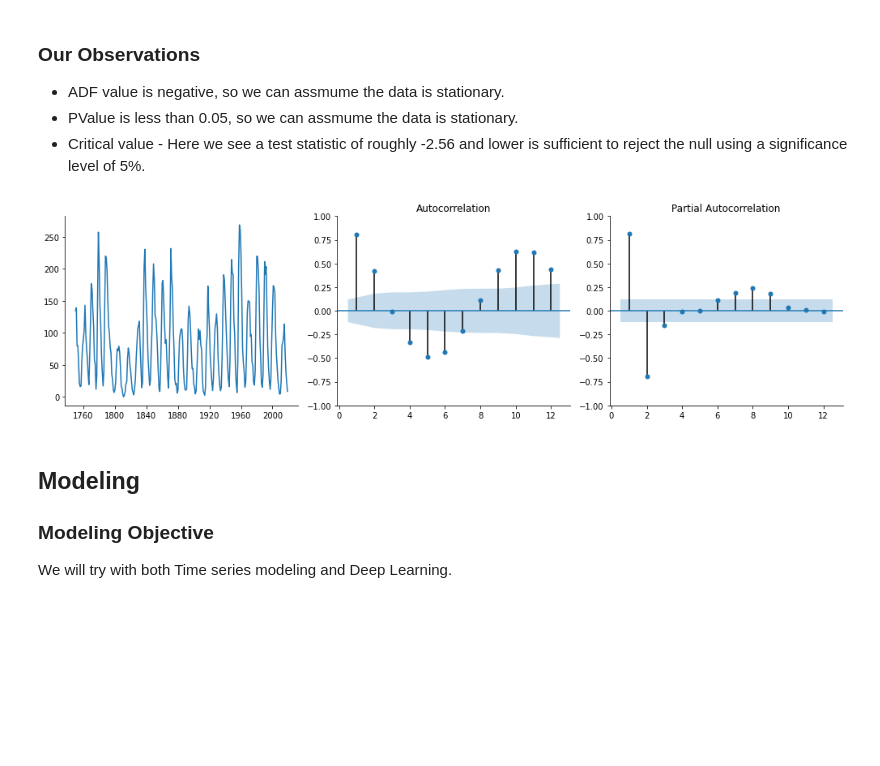
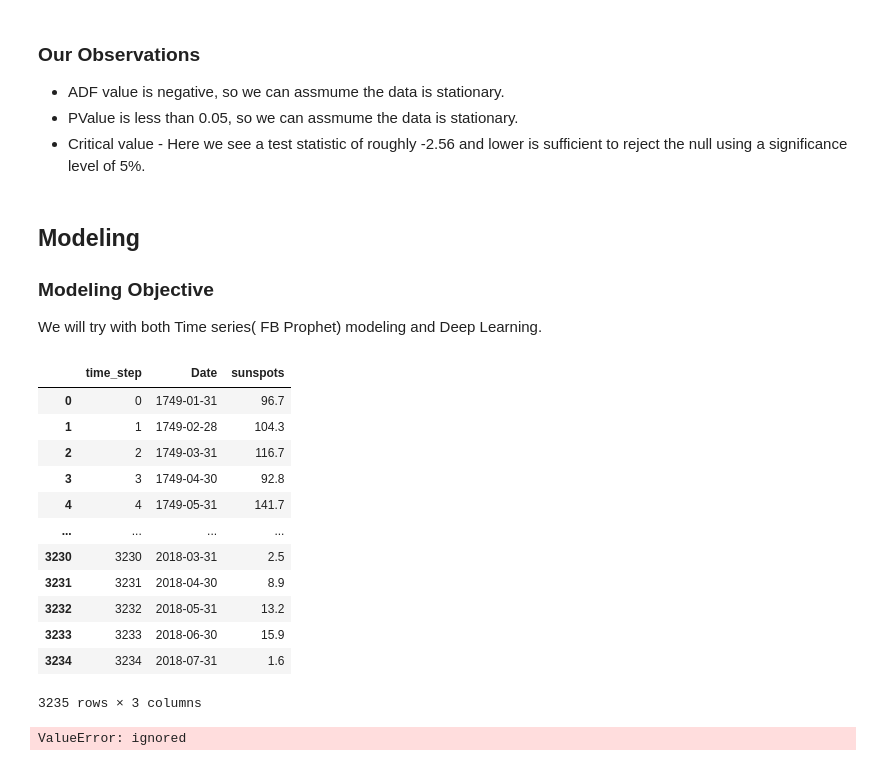
Before and after one commit to mohameddhameem/IBM-Machine-Learning, a Jupyter notebook: Time Series Survival Analysis/Final Assignment/Assignment_TimeSeries_Forecasting.ipynb, the cells around one changed output. Drawn from its saved outputs; the diff is of its cells as text; code cells hidden in the pictures; blank space fills up the shorter version.

```diff
--- a/Time Series Survival Analysis/Final Assignment/Assignment_TimeSeries_Forecasting.ipynb
+++ b/Time Series Survival Analysis/Final Assignment/Assignment_TimeSeries_Forecasting.ipynb
@@ -184,26 +179,34 @@ dtype: float64
 * ADF value is negative, so we can assmume the data is stationary.
 * PValue is less than 0.05, so we can assmume the data is stationary.
 * Critical value - Here we see a test statistic of roughly -2.56 and lower is sufficient to reject the null using a significance level of 5%.
-# %%
-# define helper plot function for visualization
-def plots(data, lags=None):
-    layout = (1, 3)
-    raw  = plt.subplot2grid(layout, (0, 0))
-    acf  = plt.subplot2grid(layout, (0, 1))
-    pacf = plt.subplot2grid(layout, (0, 2))
-
-    raw.plot(data)
-    sm.tsa.graphics.plot_acf(data, lags=lags, ax=acf, zero=False)
-    sm.tsa.graphics.plot_pacf(data, lags=lags, ax=pacf, zero = False)
-    sns.despine()
-    plt.tight_layout()
-
-plots(annual_sunspot.sunspots, lags=12);
-# %% [output]
-[figure, removed]
 # %% [markdown]
 ## Modeling
 
 ### Modeling Objective
 
-We will try with both Time series modeling and Deep Learning.
+We will try with both Time series( FB Prophet) modeling and Deep Learning.
+# %%
+# FB Prophet
+m = Prophet()
+# Format the dataframe for Prophet with ds and y
+# df_Prophet = df
+df_Prophet['ds'] = df['time_step']
+df_Prophet['y'] = df['sunspots']
+# %% [output]
+|  | time_step | Date | sunspots |
+| 0 | 0 | 1749-01-31 | 96.7 |
+| 1 | 1 | 1749-02-28 | 104.3 |
+| 2 | 2 | 1749-03-31 | 116.7 |
+| 3 | 3 | 1749-04-30 | 92.8 |
+| 4 | 4 | 1749-05-31 | 141.7 |
+| ... | ... | ... | ... |
+| 3230 | 3230 | 2018-03-31 | 2.5 |
+| 3231 | 3231 | 2018-04-30 | 8.9 |
+| 3232 | 3232 | 2018-05-31 | 13.2 |
+| 3233 | 3233 | 2018-06-30 | 15.9 |
+| 3234 | 3234 | 2018-07-31 | 1.6 |
+3235 rows × 3 columns
+# %%
+m.fit(series)
+# %% [output]
+ValueError: ignored
```
Also changed, not shown: parts of 4 cells of this notebook.
